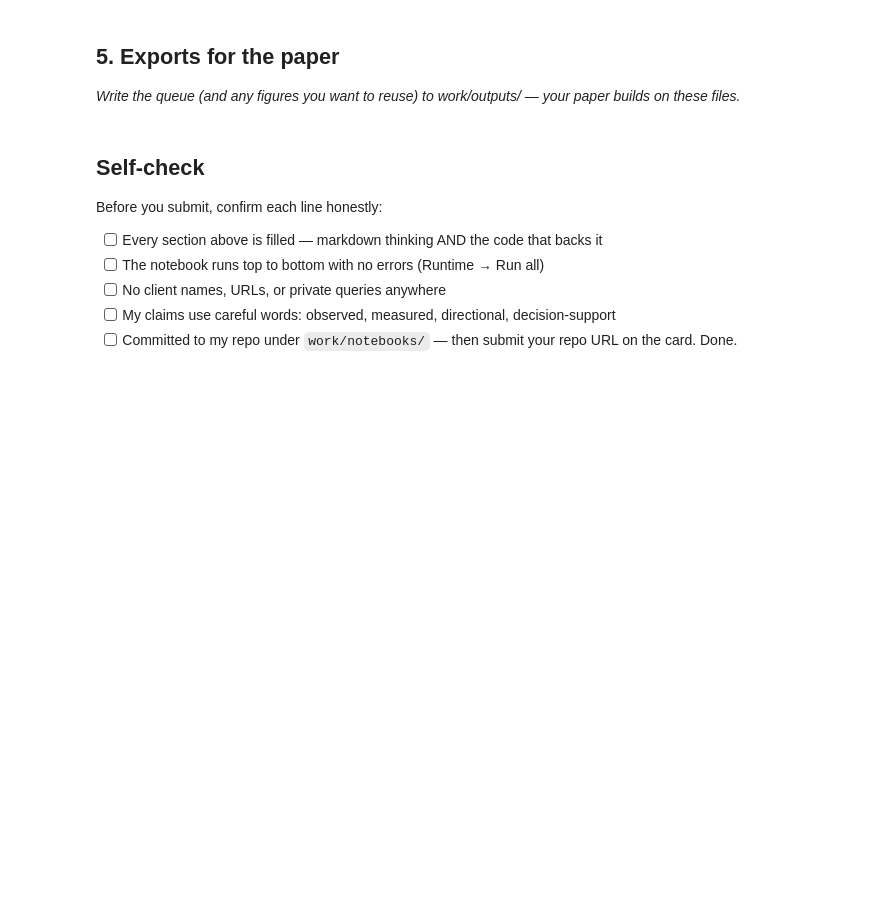
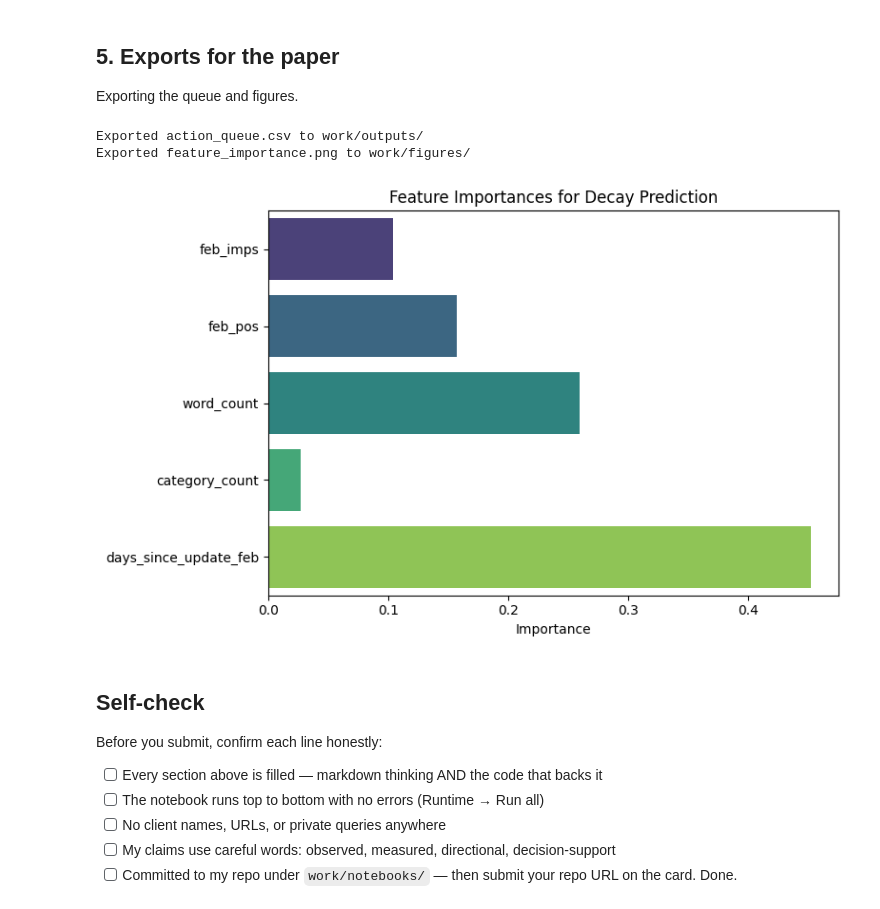
Before and after one commit to rohindth-08/FlyRank-_Internship_ML-, a Jupyter notebook: work/notebooks/w07_action_playbook.ipynb, the cells around one changed output. Saved outputs shown, nothing was run; the diff lists cells and outputs as text; code cells hidden in the pictures; blank space fills up the shorter version.

Commit message:
Complete ML-10 Content Action Playbook

```diff
--- a/work/notebooks/w07_action_playbook.ipynb
+++ b/work/notebooks/w07_action_playbook.ipynb
@@ -37,7 +117,28 @@ This skeleton is yours to fill. Work the sections **in order** — each one has
 # %% [markdown]
 ## 5. Exports for the paper
 
-*Write the queue (and any figures you want to reuse) to work/outputs/ — your paper builds on these files.*
+Exporting the queue and figures.
+# %%
+os.makedirs('../outputs', exist_ok=True)
+os.makedirs('../figures', exist_ok=True)
+
+# Export Queue
+action_queue.to_csv('../outputs/action_queue.csv', index=False)
+print("Exported action_queue.csv to work/outputs/")
+
+# Export Feature Importance Figure
+importances = pipeline.named_steps['rf'].feature_importances_
+plt.figure(figsize=(8, 5))
+sns.barplot(x=importances, y=features, palette='viridis')
+plt.title('Feature Importances for Decay Prediction')
+plt.xlabel('Importance')
+plt.tight_layout()
+plt.savefig('../figures/feature_importance.png')
+print("Exported feature_importance.png to work/figures/")
+# %% [output]
+Exported action_queue.csv to work/outputs/
+Exported feature_importance.png to work/figures/
+[figure, added]
 # %%
 # This cell is for CODE (numbers, a query, a check).
 # Write your text answer in the cell ABOVE this one — typing sentences here breaks Run All.
```
Also changed, not shown: parts of 9 cells of this notebook, 1 other file.
